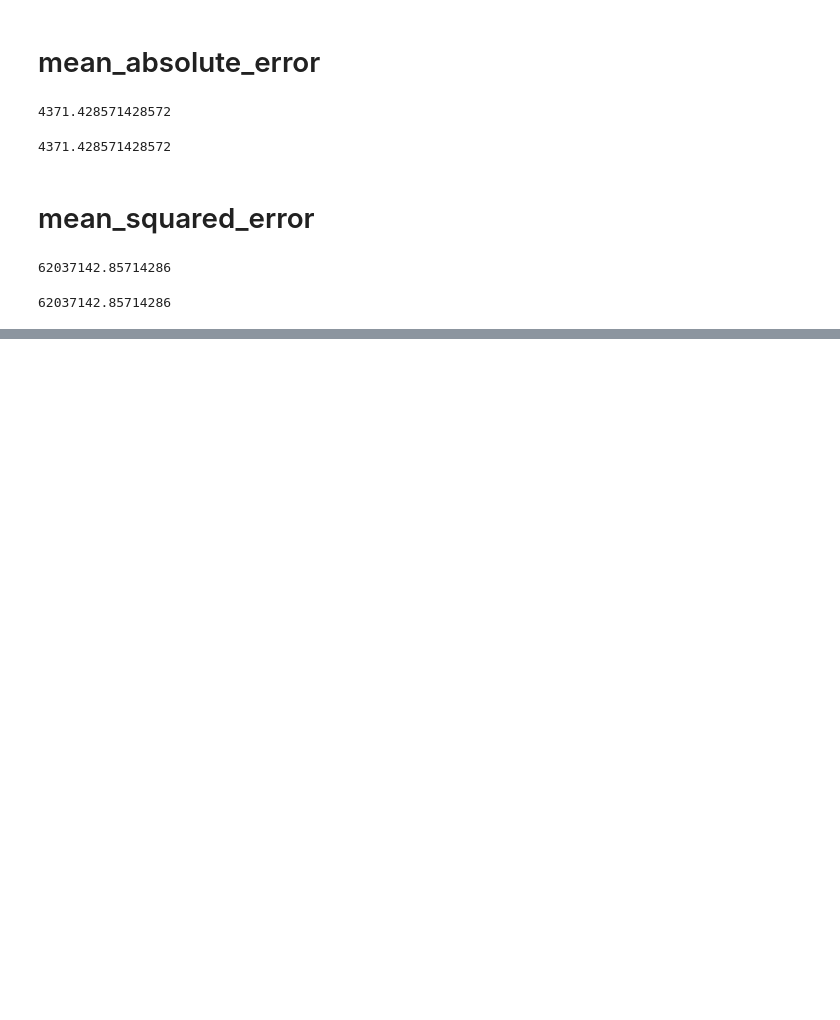
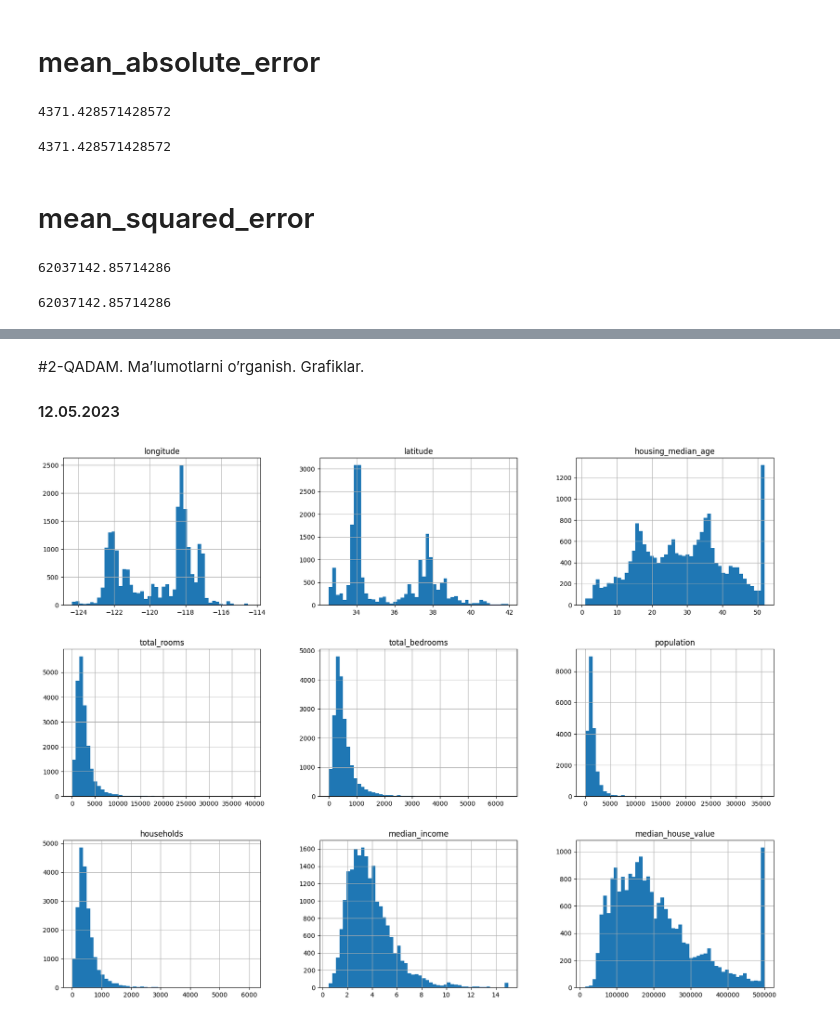
Before and after one commit to Shermukhammat/Mohirdev_Data_Science_praktikum, a Jupyter notebook: ML/scikit-learn1.ipynb, the cells around one changed output, grey strips where cells are left out. Drawn from its saved outputs; the diff is of its cells as text; code cells hidden in the pictures; blank space fills up the shorter version.

```diff
--- a/ML/scikit-learn1.ipynb
+++ b/ML/scikit-learn1.ipynb
@@ -41,0 +45,3 @@ my_mean_squared_error(y_test, y_pred)
+# %%
+dataset = pd.read_csv("https://github.com/ageron/handson-ml2/blob/master/datasets/housing/housing.csv?raw=true")
+dataset.head()
@@ -41,0 +100,3 @@ my_mean_squared_error(y_test, y_pred)
+# %% [markdown]
+#2-QADAM. Ma’lumotlarni o’rganish. Grafiklar.
+#### 12.05.2023
@@ -41,0 +106,5 @@ my_mean_squared_error(y_test, y_pred)
+# %%
+dataset.hist(bins = 50, figsize = (20, 15))
+plt.show()
+# %% [output]
+[figure, added]
```
Also changed, not shown: parts of 10 cells of this notebook.
